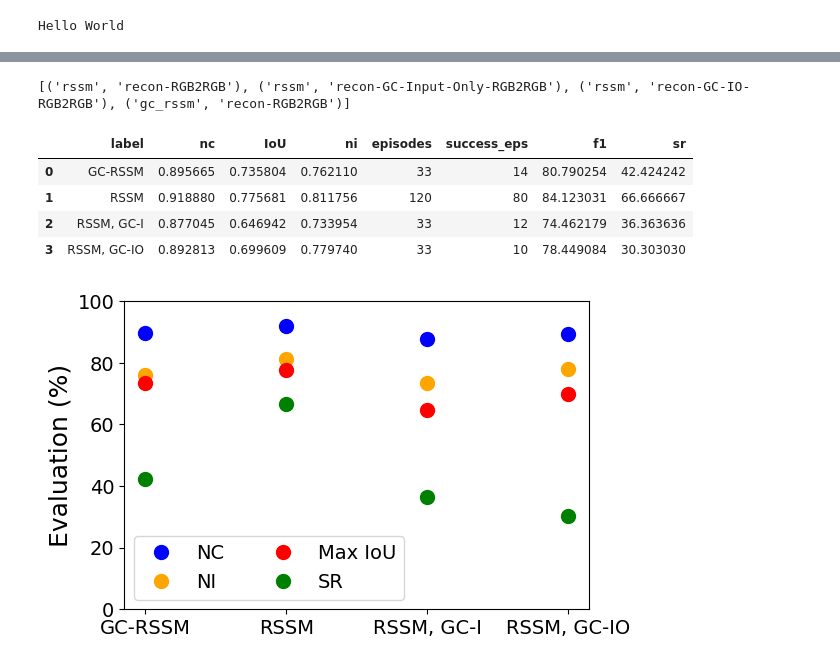
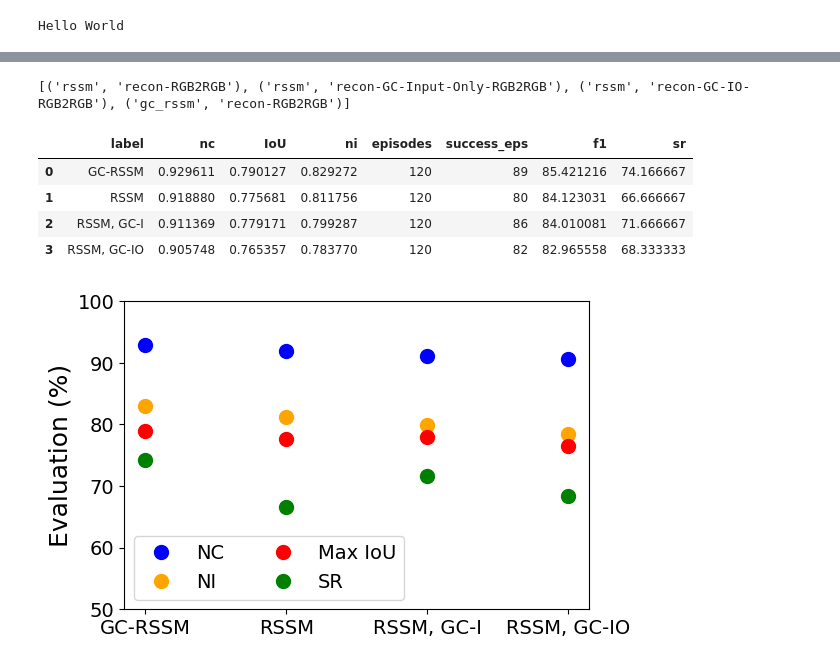
Before and after one commit to st-cortex-lab/LaGarNet, a Jupyter notebook: analysis/lagarnet.ipynb, the cells around one changed output, grey strips where cells are left out. Drawn from its saved outputs; the diff is of its cells as text; code cells hidden in the pictures.

```diff
--- a/analysis/lagarnet.ipynb
+++ b/analysis/lagarnet.ipynb
@@ -428,7 +429,7 @@ recon_df['sr'] = recon_df['success_eps']/recon_df['episodes'] * 100
 # s
 display(recon_df)
 
-y_min = 0
+y_min = 50
 y_max = 100
 
 
@@ -471,7 +478,7 @@ plt.show()
 [('rssm', 'recon-RGB2RGB'), ('rssm', 'recon-GC-Input-Only-RGB2RGB'), ('rssm', 'recon-GC-IO-RGB2RGB'), ('gc_rssm', 'recon-RGB2RGB')]
 |  | label | nc | IoU | ni | episodes | success_eps | f1 | sr |
-| 0 | GC-RSSM | 0.895665 | 0.735804 | 0.762110 | 33 | 14 | 80.790254 | 42.424242 |
+| 0 | GC-RSSM | 0.929611 | 0.790127 | 0.829272 | 120 | 89 | 85.421216 | 74.166667 |
 | 1 | RSSM | 0.918880 | 0.775681 | 0.811756 | 120 | 80 | 84.123031 | 66.666667 |
-| 2 | RSSM, GC-I | 0.877045 | 0.646942 | 0.733954 | 33 | 12 | 74.462179 | 36.363636 |
-| 3 | RSSM, GC-IO | 0.892813 | 0.699609 | 0.779740 | 33 | 10 | 78.449084 | 30.303030 |
+| 2 | RSSM, GC-I | 0.911369 | 0.779171 | 0.799287 | 120 | 86 | 84.010081 | 71.666667 |
+| 3 | RSSM, GC-IO | 0.905748 | 0.765357 | 0.783770 | 120 | 82 | 82.965558 | 68.333333 |
-[figure, old version]
+[figure, new version]
```
Also changed, not shown: parts of 5 cells of this notebook, 1 other file.
